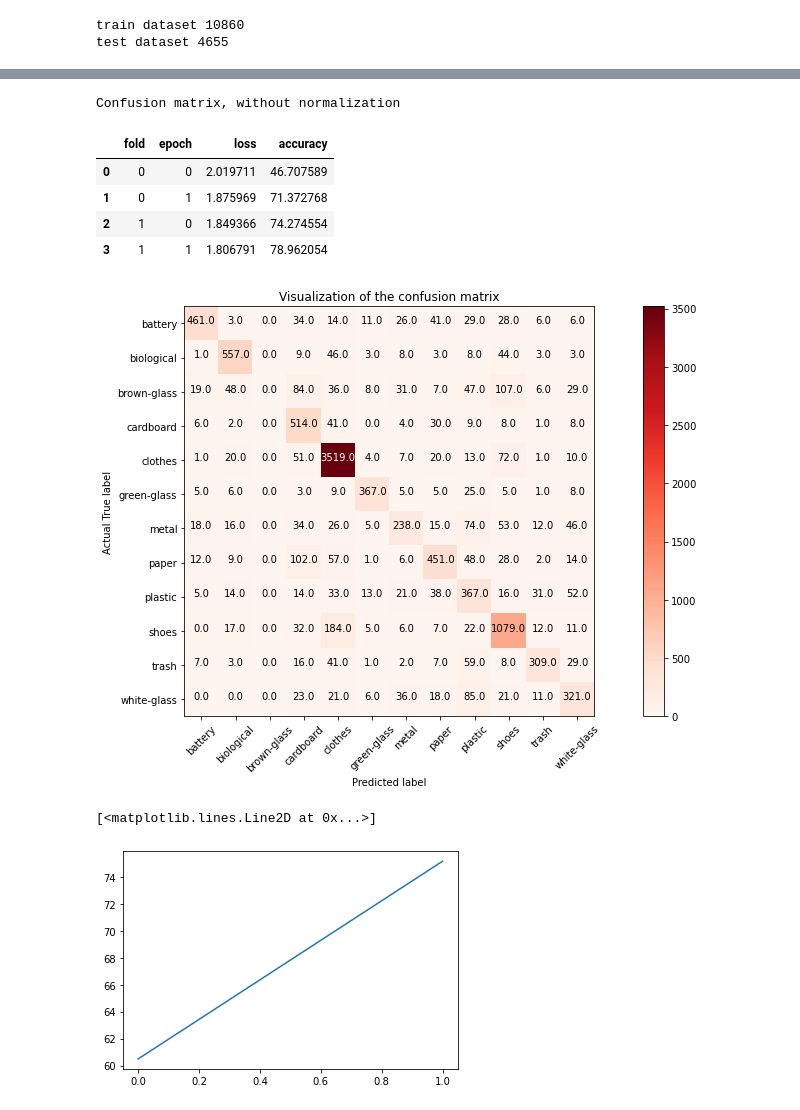
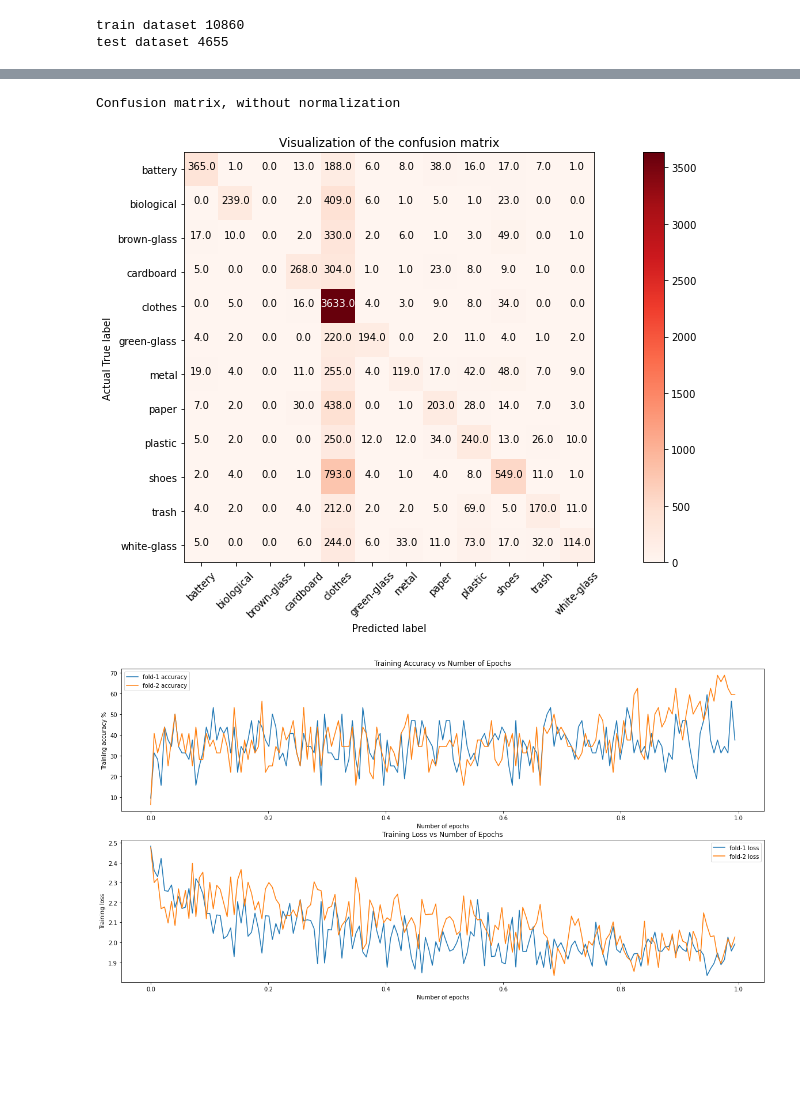
Before and after one commit to krsnvijay/COMP-6771-garbage-classification, a Jupyter notebook: garbage_classifier.ipynb, the cells around one changed output, grey strips where cells are left out. Cells and saved outputs as stored; diff of their text form; code cells hidden in the pictures; blank space fills up the shorter version.

Commit message:
add better plotting and reset model after every fold

```diff
--- a/garbage_classifier.ipynb
+++ b/garbage_classifier.ipynb
@@ -202,6 +240,8 @@ def plot_cm(cm, classes, normalize=False, title='Visualization of the confusion
 # %%
-def training_loop(k_fold_num,model,train_loader, optimizer, total_step):
+# the actual training loop given a model, data loader, optimizer
+def training_loop(k_fold_num,model, train_loader, optimizer, total_step):
     epoch_metrics = []
+
     for epoch in range(NUM_EPOCHS):
         loss_val = 0.0
         acc_val = 0.0
@@ -217,24 +257,32 @@ def training_loop(k_fold_num,model,train_loader, optimizer, total_step):
             total = labels.size(0)
             _, predicted = torch.max(outputs.data, 1)
             correct = (predicted == labels).sum().item()
-            loss_val += loss.item()
-            acc_val += (correct / total) * 100
-            if i % 10 == 0:
-                print(f'Epoch [{epoch + 1}/{NUM_EPOCHS}], Step [{i + 1}/{total_step}], Loss: {loss.item():.4f}, Accuracy: {(correct / total) * 100:.2f}')
-        {'fold':k_fold_num,'epoch':epoch,'loss':loss_val/i,'accuracy':acc_val/i}
-        epoch_metrics.append({'fold':k_fold_num,'epoch':epoch,'loss':loss_val/i,'accuracy':acc_val/i})
 
-    torch.save(model.state_dict(), "./model.pt")
+            loss_val = loss.item()
+            acc_val = (correct / total) * 100
+
+            epoch_metrics.append({'fold':k_fold_num,'epoch':epoch + (i/total_step),'loss':loss_val, 'accuracy':acc_val})
+
+            print(f'Epoch [{epoch + 1}/{NUM_EPOCHS}], Step [{i + 1}/{total_step}], Loss: {loss.item():.4f}, Accuracy: {(correct / total) * 100:.2f}')
+
+    torch.save(model.state_dict(), f'./{model.__class__.__name__}-model.pt')
     return epoch_metrics
 # %%
 def run_kfold(model):
     total_scores = []
     total_confusion_matrix = np.zeros((NUM_CLASSES,NUM_CLASSES))
+
+    # a stratified k-fold splitter instance with NUM_FOLDS
     kf = StratifiedKFold(n_splits=NUM_FOLDS, shuffle=True)
+
     epoch_metrics_df = pd.DataFrame(columns=['fold','epoch','loss','accuracy'])
+
+    # iterate over each fold
     for k_fold_num, (train_index, test_index) in enumerate(kf.split(train_idxs,train_labels)):
-        model.to(device)
-        print('Running K-Fold -', k_fold_num)
+        model.to(device) # push training to either GPU/CPU
+
+        print('Running K-Fold cross-validation on fold-', k_fold_num+1)
+
         train_fold = Subset(dataset, train_idxs[train_index])
         test_fold = Subset(dataset, train_idxs[test_index])
 
@@ -244,13 +292,19 @@ def run_kfold(model):
         optimizer = Adam(model.parameters(), lr=LEARNING_RATE)
         total_step = len(train_loader)
 
-        epoch_metrics = training_loop(k_fold_num,model,train_loader, optimizer, total_step)
-        epoch_metrics_df = epoch_metrics_df.append(epoch_metrics,ignore_index=True)
+        # run training
+        epoch_metrics = training_loop(k_fold_num, model, train_loader, optimizer, total_step)
+        epoch_metrics_df = epoch_metrics_df.append(epoch_metrics, ignore_index=True)
+        # run evaluation on validation fold
         conf_matrix, scores = evaluate_model(model,test_loader)
 
         total_scores.append(scores)
         total_confusion_matrix = np.add(total_confusion_matrix,conf_matrix)
 
+        # reset model parameters when going to the next fold
+        model = model.__class__()
+
     scores_df = pd.DataFrame(total_scores,columns=['accuracy', 'f1', 'recall', 'precision'])
+
     return scores_df,epoch_metrics_df, total_confusion_matrix
 # %%
@@ -293 +350,9 @@ Epoch [2/2], Step [161/169], Loss: 1.7559, Accuracy: 90.62
+# %%
+# plot the confusion matrix and the training metrics
+plot_cm(total_confusion_matrix, CLASSES)
+plot_training_metrics(epoch_metrics_df)
+# %% [output]
+Confusion matrix, without normalization
+[figure, added]
+[figure, added]
 # %%
@@ -295,18 +360,0 @@ Epoch [2/2], Step [161/169], Loss: 1.7559, Accuracy: 90.62
-# %%
-plot_cm(total_confusion_matrix, CLASSES)
-epoch_metrics_df
-# %% [output]
-Confusion matrix, without normalization
-|  | fold | epoch | loss | accuracy |
-| 0 | 0 | 0 | 2.019711 | 46.707589 |
-| 1 | 0 | 1 | 1.875969 | 71.372768 |
-| 2 | 1 | 0 | 1.849366 | 74.274554 |
-| 3 | 1 | 1 | 1.806791 | 78.962054 |
-[figure, removed]
-# %%
-temp_df = epoch_metrics_df.groupby('epoch').mean()
-
-plt.plot(temp_df.index.values,temp_df.accuracy.values)
-# %% [output]
-[<matplotlib.lines.Line2D at 0x...>]
-[figure, removed]
```
Also changed, not shown: parts of 11 cells of this notebook.
